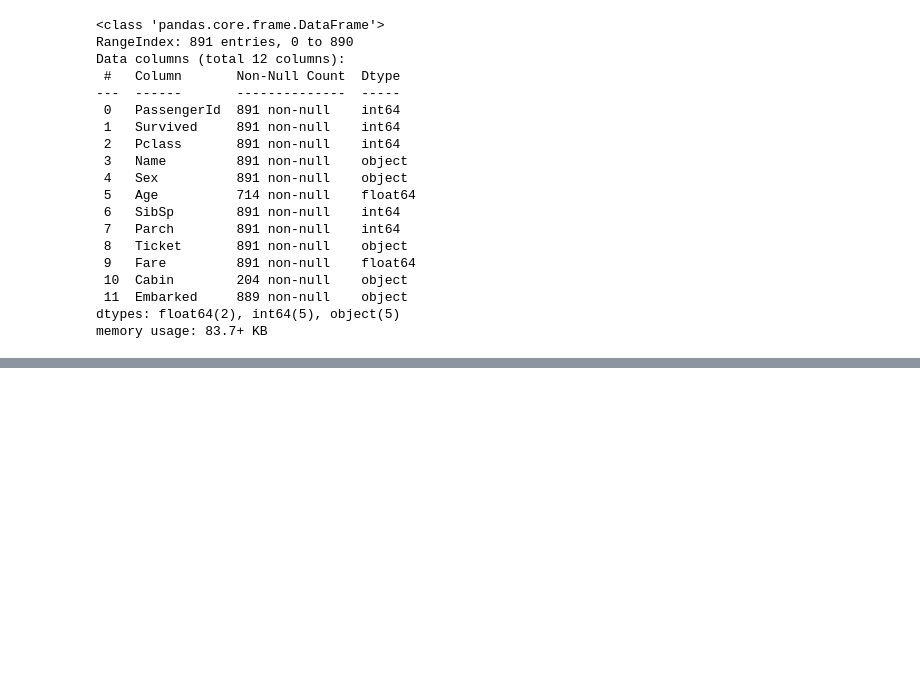
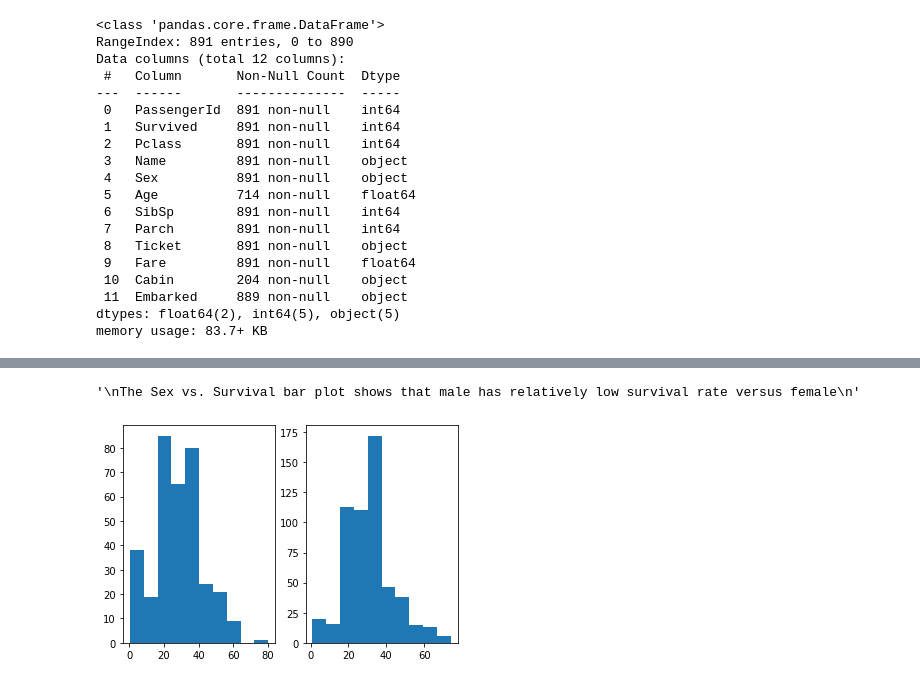
Before and after one commit to Alexanderthehandsome/kaggle_titanic, a Jupyter notebook: titanic.ipynb, the cells around one changed output, grey strips where cells are left out. Drawn from its saved outputs; the diff is of its cells as text; code cells hidden in the pictures; blank space fills up the shorter version.

```diff
--- a/titanic.ipynb
+++ b/titanic.ipynb
@@ -92 +143,18 @@ print(clean_train)
+# %%
+# Age
+
+fig, ax3 = plt.subplots(1, 2)
+survived = clean_train[clean_train['Survived'] == 1]
+dead = clean_train[clean_train['Survived'] == 0]
+
+
+ax3[0].hist(survived['Age'], label = 'Survivors\' age distribution')
+ax3[1].hist(dead['Age'], label = 'Victims\' age distribution')
+
+'''
+The Sex vs. Survival bar plot shows that male has relatively low survival rate versus female
+'''
+# %% [output]
+'\nThe Sex vs. Survival bar plot shows that male has relatively low survival rate versus female\n'
+[figure, added]
 # %%
```
Also changed, not shown: parts of 9 cells of this notebook.
